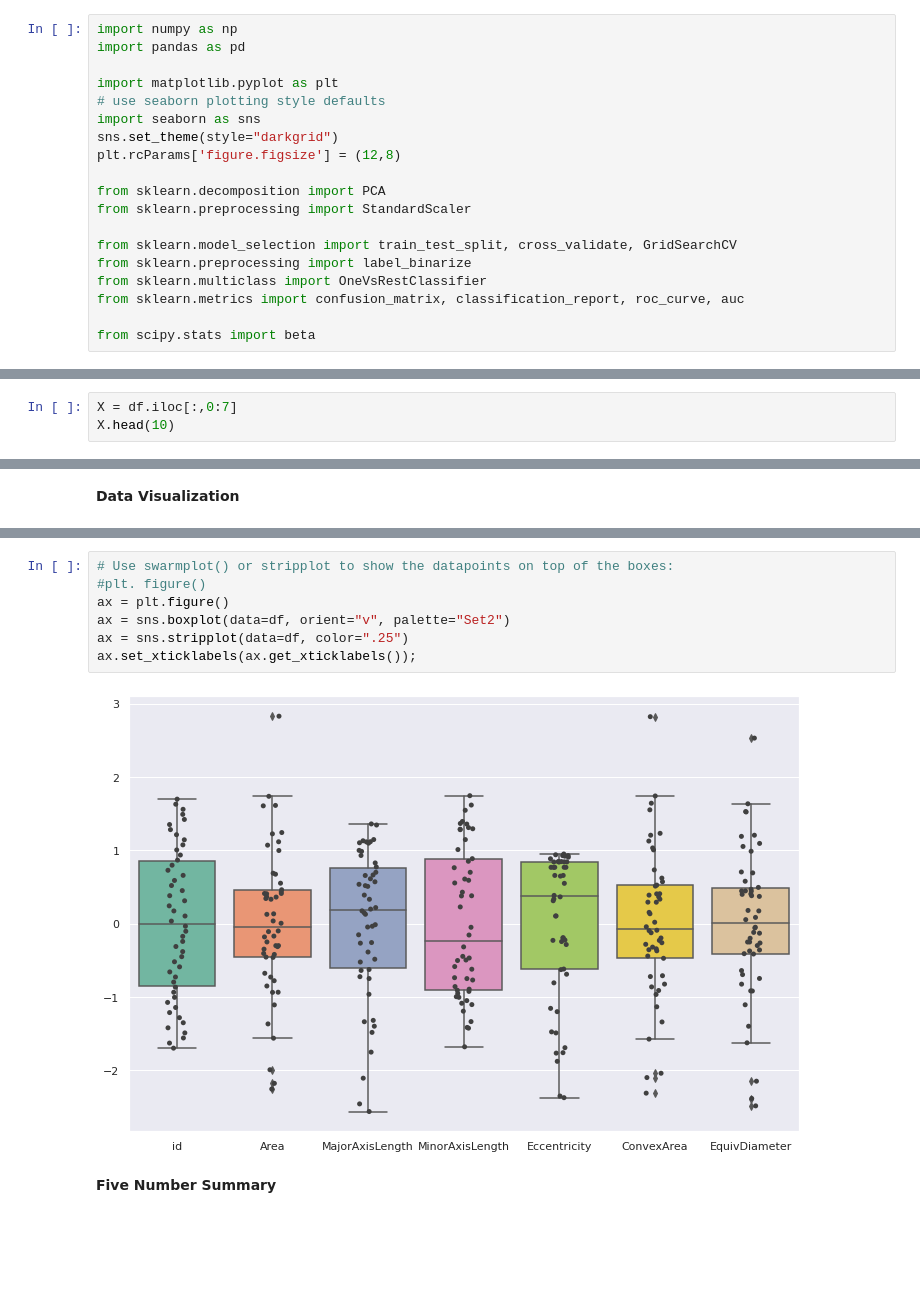
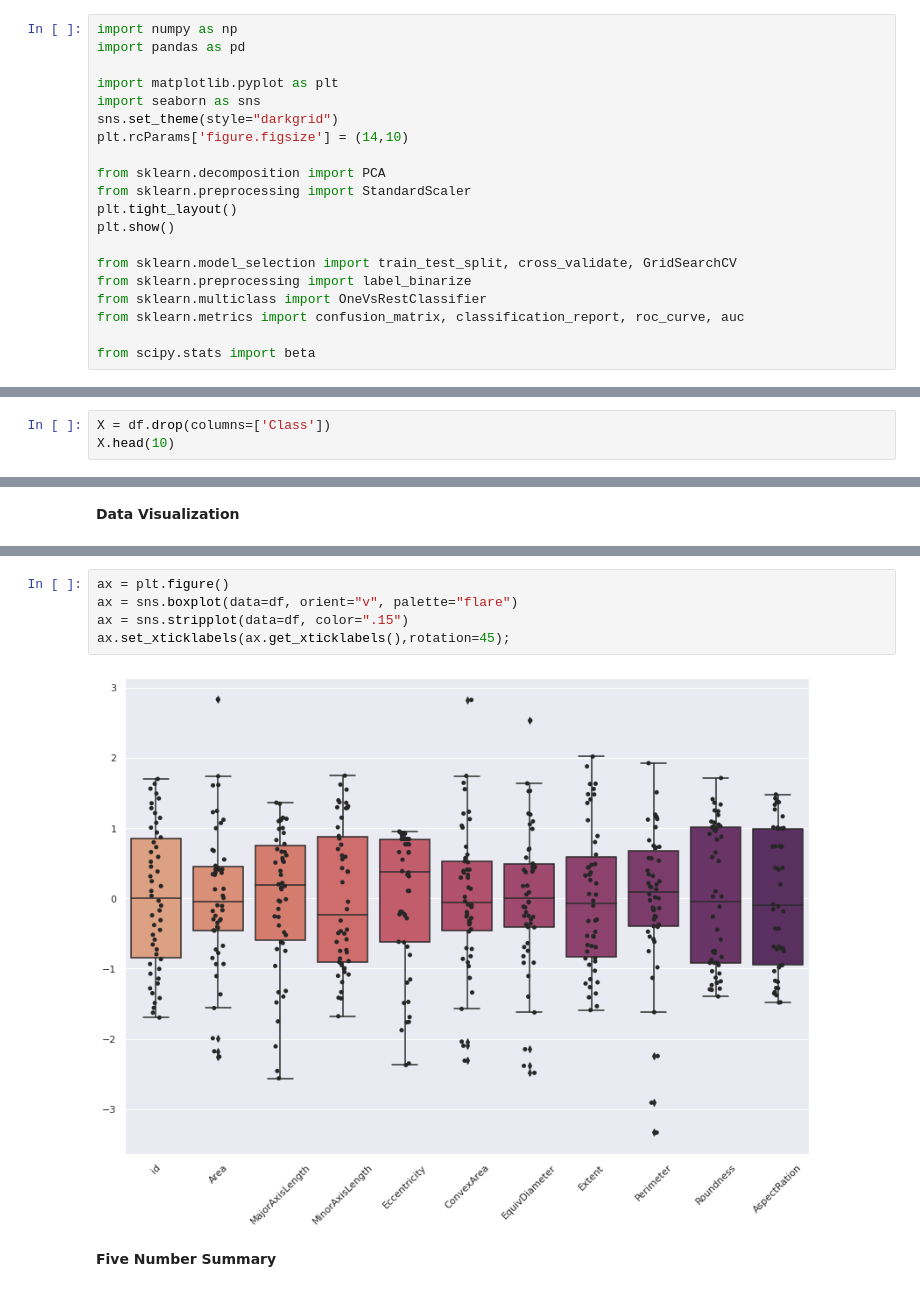
Before and after one commit to paulpkp21/INSE_6220_Project, a Jupyter notebook: Project_INSE_6220.ipynb, the cells around one changed output, grey strips where cells are left out. Saved outputs shown, nothing was run; the diff lists cells and outputs as text; blank space fills up the shorter version.

```diff
--- a/Project_INSE_6220.ipynb
+++ b/Project_INSE_6220.ipynb
@@ -7,13 +7,14 @@ import numpy as np
 import pandas as pd
 
 import matplotlib.pyplot as plt
-# use seaborn plotting style defaults
 import seaborn as sns
 sns.set_theme(style="darkgrid")
-plt.rcParams['figure.figsize'] = (12,8)
+plt.rcParams['figure.figsize'] = (14,10)
 
 from sklearn.decomposition import PCA
 from sklearn.preprocessing import StandardScaler
+plt.tight_layout()
+plt.show()
 
 from sklearn.model_selection import train_test_split, cross_validate, GridSearchCV
 from sklearn.preprocessing import label_binarize
@@ -86,6 +99,6 @@ target = df['Class'].to_numpy()
 # %% [markdown]
 Data Matrix
 # %%
-X = df.iloc[:,0:7]
+X = df.drop(columns=['Class'])
 X.head(10)
 # %% [output]
@@ -162,12 +181,10 @@ ax.set_xticklabels(ax.get_xticklabels());
 # %%
-# Use swarmplot() or stripplot to show the datapoints on top of the boxes:
-#plt. figure()
 ax = plt.figure()
-ax = sns.boxplot(data=df, orient="v", palette="Set2")
-ax = sns.stripplot(data=df, color=".25")
-ax.set_xticklabels(ax.get_xticklabels());
+ax = sns.boxplot(data=df, orient="v", palette="flare")
+ax = sns.stripplot(data=df, color=".15")
+ax.set_xticklabels(ax.get_xticklabels(),rotation=45);
 # %% [output]
-[figure, old version]
+[figure, new version]
 # %% [markdown]
 **Five Number Summary**
 # %%
```
Also changed, not shown: parts of 55 cells of this notebook.
